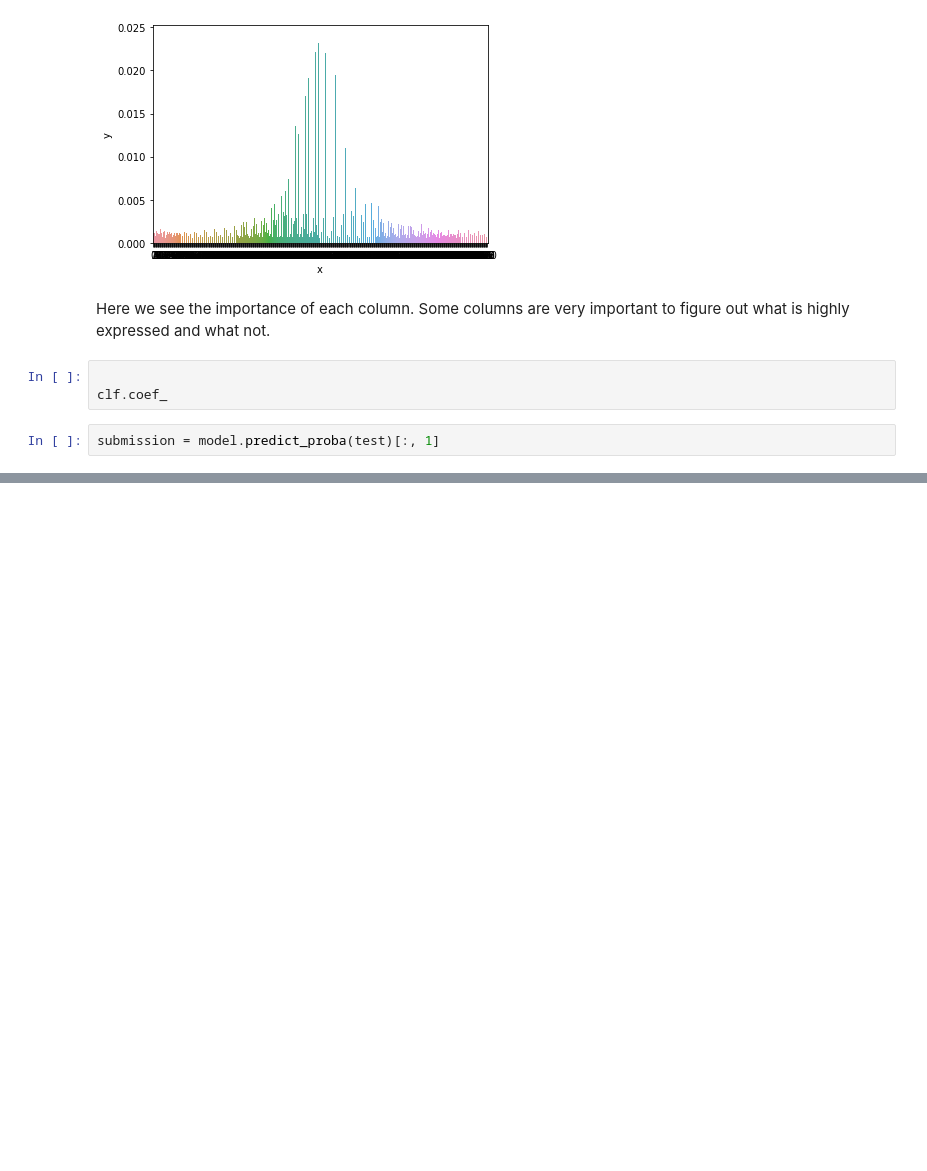
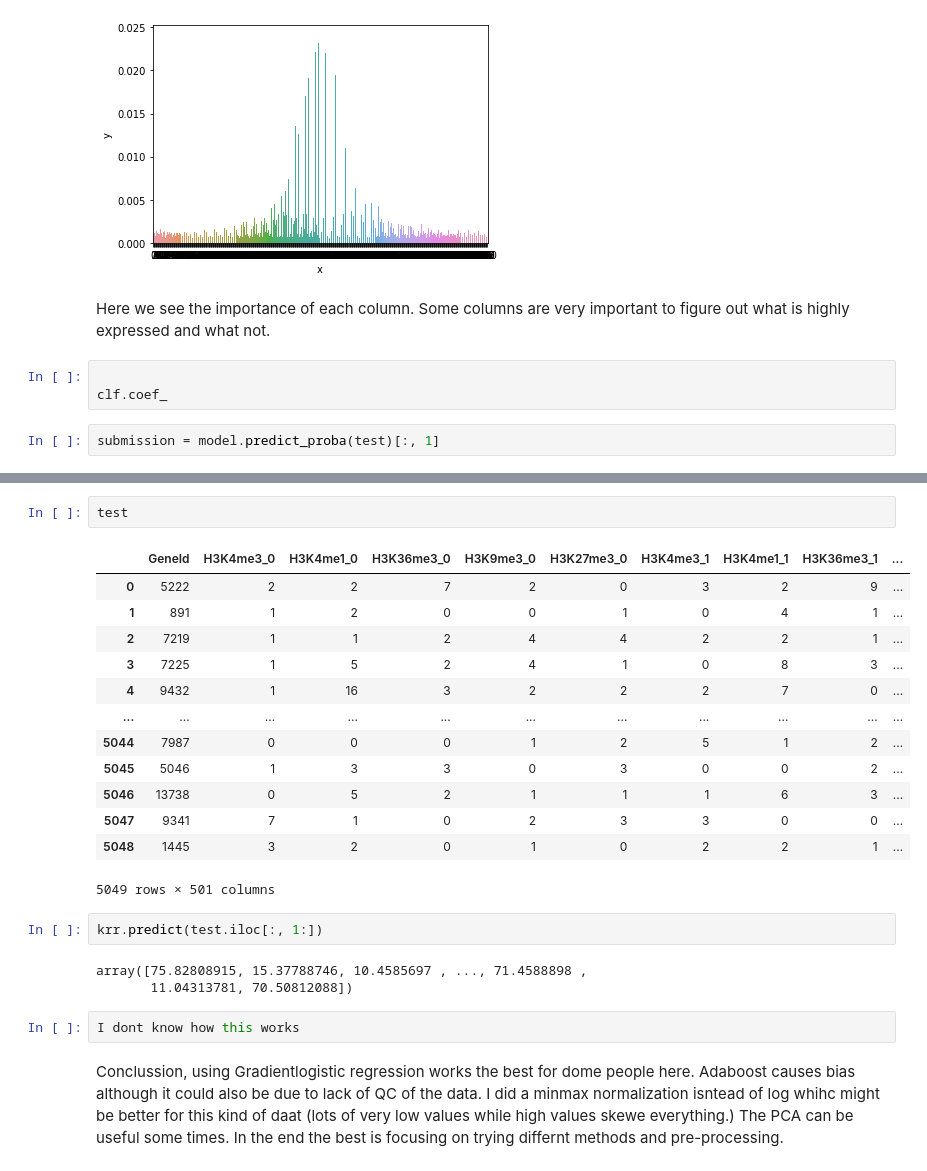
Before and after one commit to JavBurgoa/Machine-Learning-Course-2days, a Jupyter notebook: mnist_JavierNotes.ipynb, the cells around one changed output, grey strips where cells are left out. Saved outputs shown, nothing was run; the diff lists cells and outputs as text; blank space fills up the shorter version.

```diff
--- a/mnist_JavierNotes.ipynb
+++ b/mnist_JavierNotes.ipynb
@@ -537,0 +595,26 @@ print(submission_test["Label"].mean())
+# %%
+test
+# %% [output]
+|  | GeneId | H3K4me3_0 | H3K4me1_0 | H3K36me3_0 | H3K9me3_0 | H3K27me3_0 | H3K4me3_1 | H3K4me1_1 | H3K36me3_1 | ... |
+| 0 | 5222 | 2 | 2 | 7 | 2 | 0 | 3 | 2 | 9 | ... |
+| 1 | 891 | 1 | 2 | 0 | 0 | 1 | 0 | 4 | 1 | ... |
+| 2 | 7219 | 1 | 1 | 2 | 4 | 4 | 2 | 2 | 1 | ... |
+| 3 | 7225 | 1 | 5 | 2 | 4 | 1 | 0 | 8 | 3 | ... |
+| 4 | 9432 | 1 | 16 | 3 | 2 | 2 | 2 | 7 | 0 | ... |
+| ... | ... | ... | ... | ... | ... | ... | ... | ... | ... | ... |
+| 5044 | 7987 | 0 | 0 | 0 | 1 | 2 | 5 | 1 | 2 | ... |
+| 5045 | 5046 | 1 | 3 | 3 | 0 | 3 | 0 | 0 | 2 | ... |
+| 5046 | 13738 | 0 | 5 | 2 | 1 | 1 | 1 | 6 | 3 | ... |
+| 5047 | 9341 | 7 | 1 | 0 | 2 | 3 | 3 | 0 | 0 | ... |
+| 5048 | 1445 | 3 | 2 | 0 | 1 | 0 | 2 | 2 | 1 | ... |
+5049 rows × 501 columns
+# %%
+krr.predict(test.iloc[:, 1:])
+# %% [output]
+array([75.82808915, 15.37788746, 10.4585697 , ..., 71.4588898 ,
+       11.04313781, 70.50812088])
+# %%
+I dont know how this works
+# %% [markdown]
+Conclussion, using Gradientlogistic regression works the best for dome people here. Adaboost causes bias although it could also be due to lack of QC of the data. I did a minmax normalization isntead of log whihc might be better for this kind of daat (lots of very low values while high values skewe everything.)
+The PCA can be useful some times. In the end the best is focusing on trying differnt methods and pre-processing.
```
Also changed, not shown: parts of 18 cells of this notebook.
